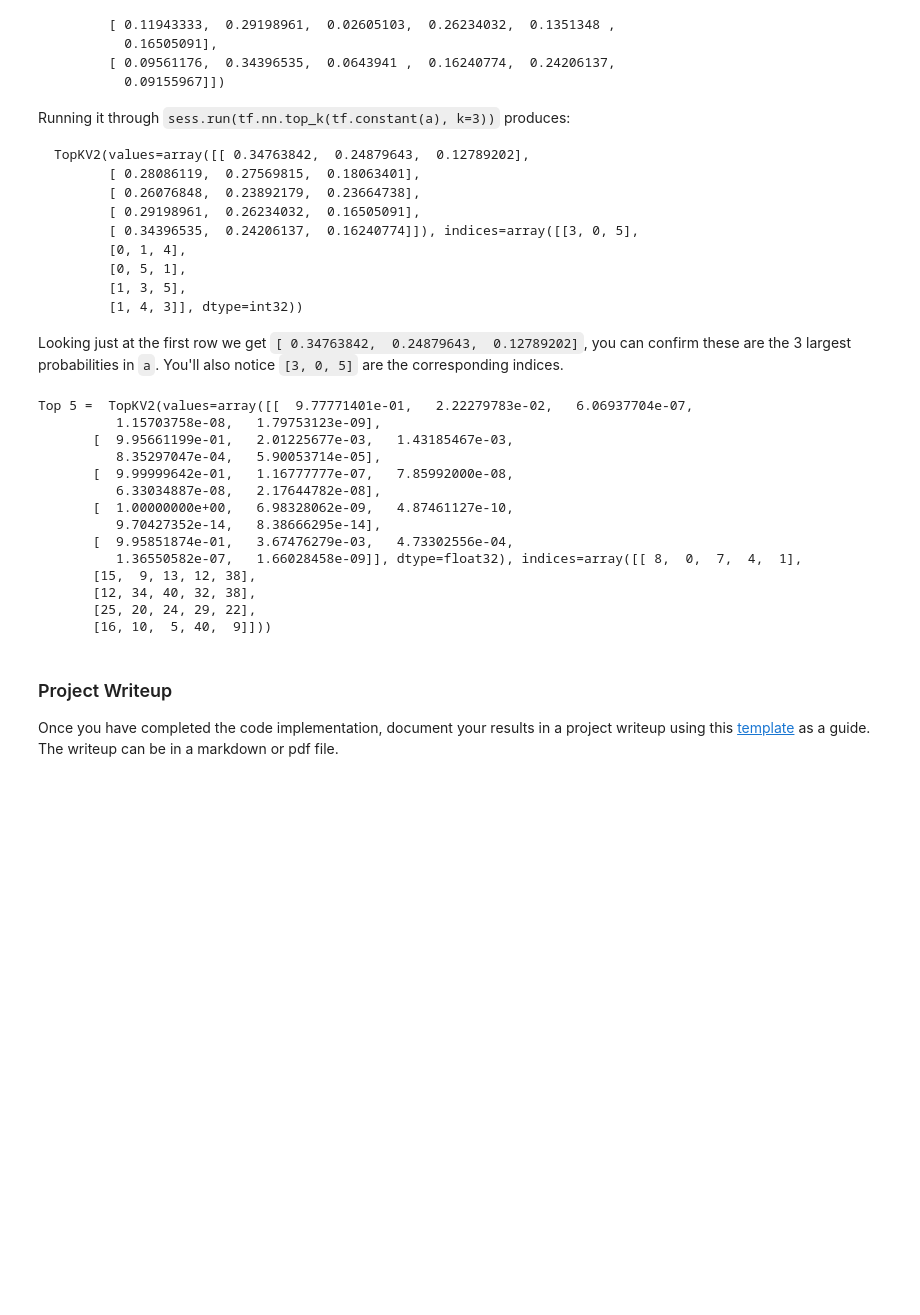
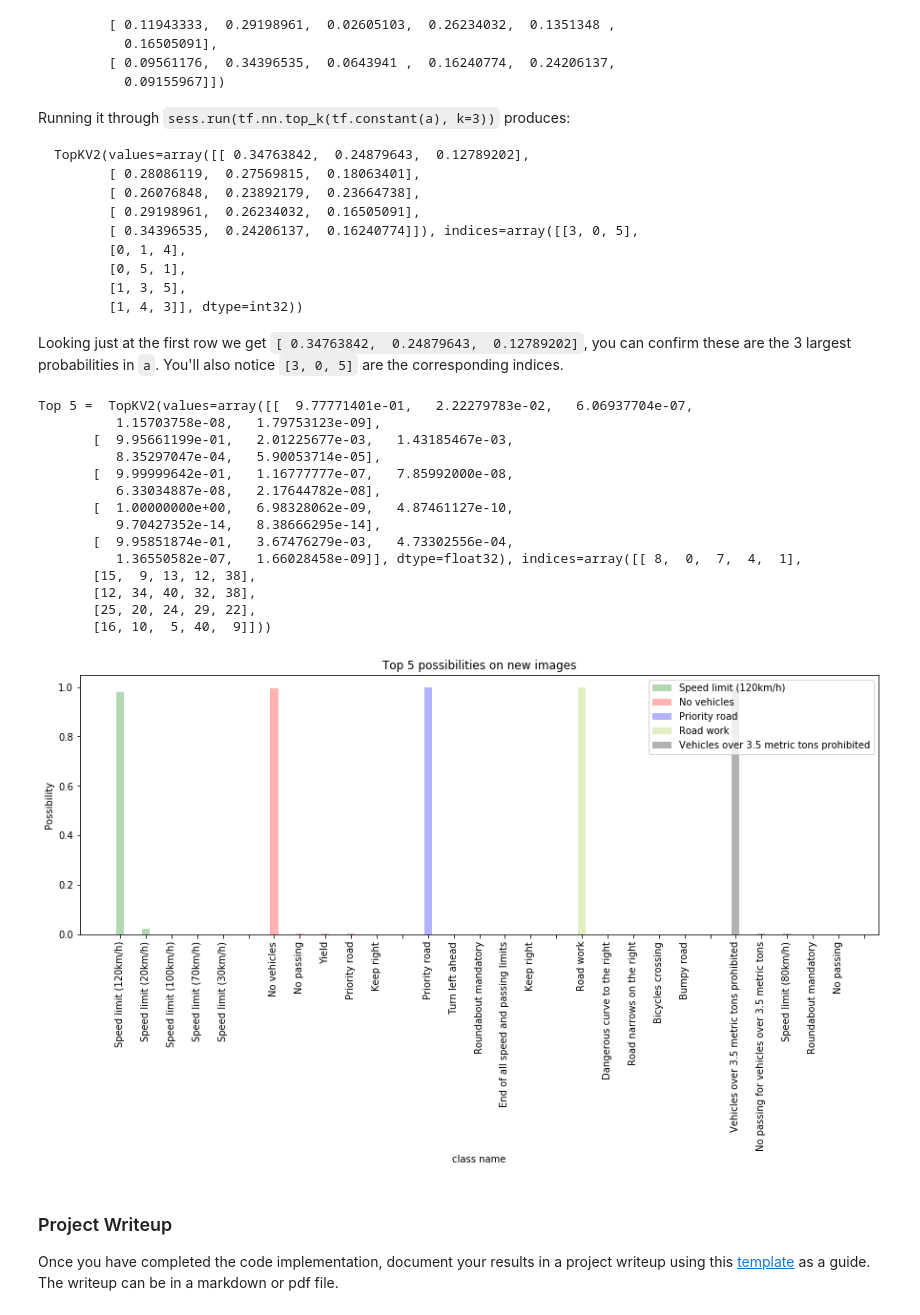
Before and after one commit to FredericLiu/Udacity_P2_TrafficSignDetection, a Jupyter notebook: Traffic_Sign_Classifier.ipynb, the cells around one changed output. Drawn from its saved outputs; the diff is of its cells as text; code cells hidden in the pictures; blank space fills up the shorter version.

```diff
--- a/Traffic_Sign_Classifier.ipynb
+++ b/Traffic_Sign_Classifier.ipynb
@@ -194,8 +230,8 @@ def LeNet(x, keep_prob):
     sigma = 0.1
 
     # TODO: Layer 1: Convolutional. Input = 32x32x3. Output = 28x28x6.
-    W_con1 = tf.Variable(tf.truncated_normal(shape = (5,5,1,6), mean = mu, stddev = sigma))
-    b_con1 = tf.Variable(tf.zeros(6))
+    W_con1 = tf.Variable(tf.truncated_normal(shape = (5,5,1,6), mean = mu, stddev = sigma), name="W_con1")
+    b_con1 = tf.Variable(tf.zeros(6),name="b_con1")
     con1 = tf.nn.conv2d(x, W_con1, strides=[1, 1, 1, 1], padding='VALID')
     con1 = tf.nn.bias_add(con1, b_con1)
 
@@ -206,8 +242,8 @@ def LeNet(x, keep_prob):
     #con1 = tf.nn.dropout(con1, keep_prob)
 
     # TODO: Layer 2: Convolutional. Output = 10x10x16.
-    W_con2 = tf.Variable(tf.truncated_normal(shape = (5,5,6,16),mean = mu, stddev = sigma))
-    b_con2 = tf.Variable(tf.zeros(16))
+    W_con2 = tf.Variable(tf.truncated_normal(shape = (5,5,6,16),mean = mu, stddev = sigma),name="W_con2")
+    b_con2 = tf.Variable(tf.zeros(16),name="b_con2")
     con2 = tf.nn.conv2d(con1_pool, W_con2, strides=[1, 1, 1, 1], padding='VALID')
     con2 = tf.nn.bias_add(con2, b_con2)
     # TODO: Activation.
@@ -217,8 +253,8 @@ def LeNet(x, keep_prob):
     #con2 = tf.nn.dropout(con2, keep_prob)
 
     # TODO: Flatten. Input = 5x5x16. Output = 400.
-    w_fc1 =  tf.Variable(tf.truncated_normal(shape = (5*5*16,120), mean = mu, stddev = sigma))
-    b_fc1 = tf.Variable(tf.zeros(120))
+    w_fc1 =  tf.Variable(tf.truncated_normal(shape = (5*5*16,120), mean = mu, stddev = sigma),name="w_fc1")
+    b_fc1 = tf.Variable(tf.zeros(120),name="b_fc1")
     #con2_flat = tf.reshape(con2, [-1, w_fc1.get_shape().as_list()[0]])
     con2_flat = flatten(con2_pool)
     # TODO: Layer 3: Fully Connected. Input = 400. Output = 120.
@@ -229,8 +265,8 @@ def LeNet(x, keep_prob):
     fc1 = tf.nn.dropout(fc1, keep_prob)
 
     # TODO: Layer 4: Fully Connected. Input = 120. Output = 84.
-    w_fc2 =  tf.Variable(tf.truncated_normal(shape =(120,84),mean = mu, stddev = sigma))
-    b_fc2 = tf.Variable(tf.zeros(84))
+    w_fc2 =  tf.Variable(tf.truncated_normal(shape =(120,84),mean = mu, stddev = sigma),name="w_fc2")
+    b_fc2 = tf.Variable(tf.zeros(84),name="b_fc2")
     fc2 = tf.add(tf.matmul(fc1, w_fc2),b_fc2)
 
     # TODO: Activation.
@@ -488,6 +524,27 @@ Top 5 =  TopKV2(values=array([[  9.77771401e-01,   2.22279783e-02,   6.06937704e
        [12, 34, 40, 32, 38],
        [25, 20, 24, 29, 22],
        [16, 10,  5, 40,  9]]))
+# %%
+arr_labelname = []
+num = np.arange(5)
+num_label = np.arange(30)
+hist_color = ['g', 'r' , 'b', 'yellowgreen', 'black']
+plt.figure(figsize=(15, 5))
+for i in range(0, len(top5.indices)):
+    for j in range(0,len(top5.indices[i])):
+        label_name = sign_names[sign_names["ClassId"] == top5.indices[i][j]]["SignName"].values[0]
+        arr_labelname.append(label_name)
+    arr_labelname.append(" ")
+    plt.bar(num+i*6,top5.values[i], color=hist_color[i],width = .3,alpha=0.3,label=new_img_lbs_text[i])
+plt.xticks(num_label, arr_labelname, rotation = 90)
+
+plt.title("Top 5 possibilities on new images")
+plt.xlabel("class name")
+plt.ylabel("Possibility")
+plt.legend()
+plt.show()
+# %% [output]
+[figure, added]
 # %% [markdown]
 ### Project Writeup
 
```
Also changed, not shown: parts of 4 cells of this notebook, 4 other files.
